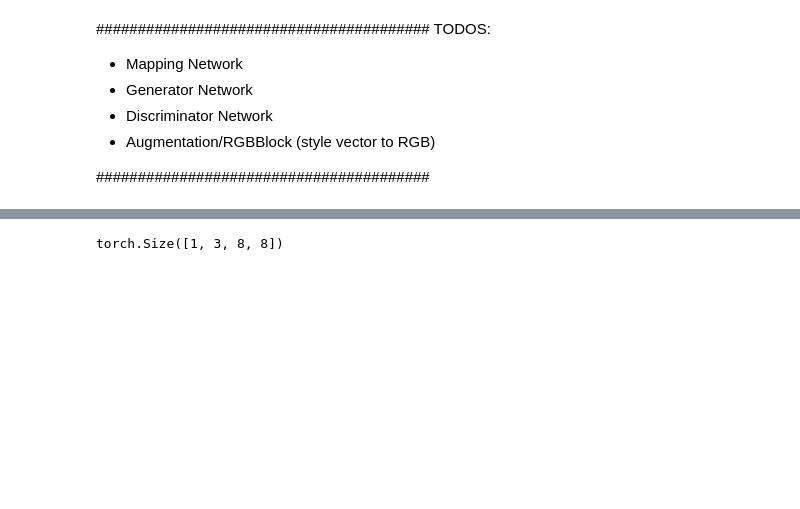
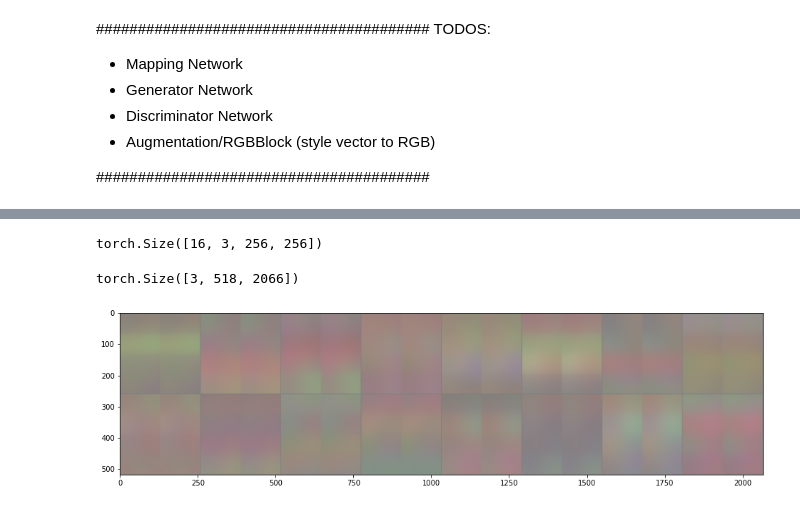
Before and after one commit to Ammar-V/APS360, a Jupyter notebook: stylegan2/train.ipynb, the cells around one changed output, grey strips where cells are left out. Cells and saved outputs as stored; diff of their text form; code cells hidden in the pictures; blank space fills up the shorter version.

Commit message:
Finished implementation of Synthesis network

```diff
--- a/stylegan2/train.ipynb
+++ b/stylegan2/train.ipynb
@@ -196,6 +200,20 @@ plt.title("Source Images")
 plt.imshow(np.transpose(torchvision.utils.make_grid(images[:64],
                                          padding=2, normalize=False),
                         (1, 2, 0)))
+# %%
+def imshow(inp, title=None):
+    """Display image for Tensor."""
+    print(inp.size())
+    inp = inp.detach().cpu().numpy().transpose((1, 2, 0))
+    mean = np.array([0.5, 0.5, 0.5])
+    std = np.array([0.5, 0.5, 0.5])
+    inp = std * inp + mean
+    inp = np.clip(inp, 0, 1)
+    plt.figure(figsize=(16, 16))
+    plt.imshow(inp)
+    if title is not None:
+        plt.title(title)
+    plt.pause(0.001)  # pause a bit so that plots are updated
 # %%
 class EqualizedWeight(nn.Module):
     def __init__(self, shape):
@@ -315,10 +406,17 @@ class Generator(nn.Module):
-# %%
-test = torch.rand([1, 3, 4, 4]).cuda()
-upsample = UpsampleBlock().cuda()
-out = upsample(test)
-out.shape
-# %% [output]
-torch.Size([1, 3, 8, 8])
+# %%
+# Need to quantize model (use .half()) or it won't fit on my GPU
+test_ws = torch.rand([16, 14, 512]).half().cuda()
+test_noise = torch.rand([7, 2]).half().cuda()
+net = SynthesisNetwork().half().cuda()
+out = net(test_ws, test_noise)
+out.shape
+# %% [output]
+torch.Size([16, 3, 256, 256])
+# %%
+imshow(torchvision.utils.make_grid(out))
+# %% [output]
+torch.Size([3, 518, 2066])
+[figure, added]
 # %%
 class Discriminator(nn.Module):
     def __init__(self):
```
Also changed, not shown: parts of 2 cells of this notebook.
